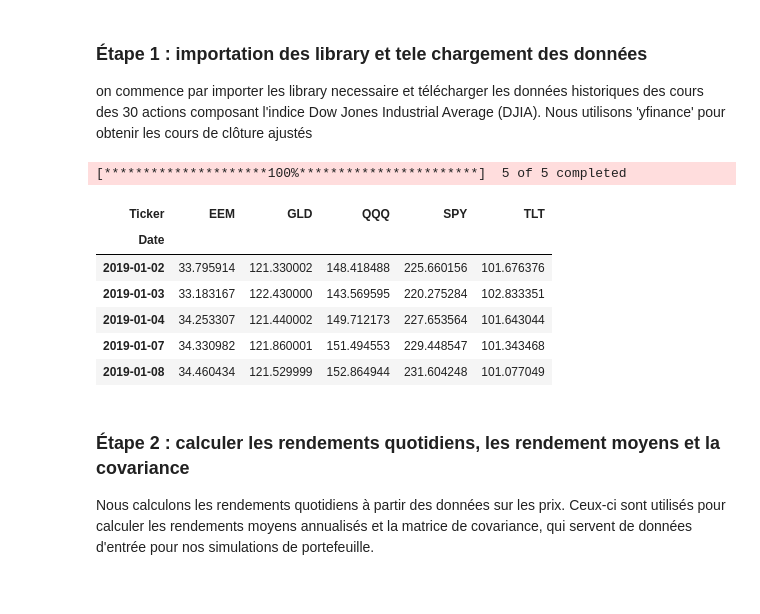
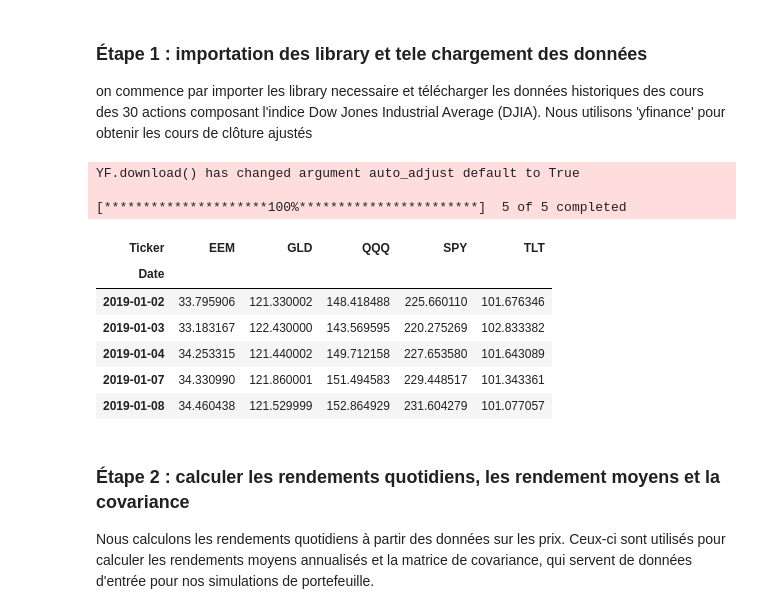
Before and after one commit to 69421/Portfolio-Optimization-Markowitz, a Jupyter notebook: Portfolio_Optimisation.ipynb, the cells around one changed output. Saved outputs shown, nothing was run; the diff lists cells and outputs as text; code cells hidden in the pictures.

```diff
--- a/Portfolio_Optimisation.ipynb
+++ b/Portfolio_Optimisation.ipynb
@@ -19,22 +19,24 @@ plt.style.use('seaborn-v0_8')
 # %%
 tickers = ['SPY', 'TLT', 'GLD', 'QQQ', 'EEM']
 
 # Download adjusted close prices
 star_date = '2019-01-01'
-end_date = '2023-12-31'
+end_date = '2024-12-31'
 
 prices_data = yf.download(tickers, start=star_date, end=end_date, multi_level_index = False)['Close']
 prices_data = prices_data.dropna()
 prices_data.head()
 # %% [output]
+YF.download() has changed argument auto_adjust default to True
+
 [*********************100%***********************]  5 of 5 completed
 | Ticker | EEM | GLD | QQQ | SPY | TLT |
 | Date |  |  |  |  |  |
-| 2019-01-02 | 33.795914 | 121.330002 | 148.418488 | 225.660156 | 101.676376 |
-| 2019-01-03 | 33.183167 | 122.430000 | 143.569595 | 220.275284 | 102.833351 |
-| 2019-01-04 | 34.253307 | 121.440002 | 149.712173 | 227.653564 | 101.643044 |
-| 2019-01-07 | 34.330982 | 121.860001 | 151.494553 | 229.448547 | 101.343468 |
-| 2019-01-08 | 34.460434 | 121.529999 | 152.864944 | 231.604248 | 101.077049 |
+| 2019-01-02 | 33.795906 | 121.330002 | 148.418488 | 225.660110 | 101.676346 |
+| 2019-01-03 | 33.183167 | 122.430000 | 143.569595 | 220.275269 | 102.833382 |
+| 2019-01-04 | 34.253315 | 121.440002 | 149.712158 | 227.653580 | 101.643089 |
+| 2019-01-07 | 34.330990 | 121.860001 | 151.494583 | 229.448517 | 101.343361 |
+| 2019-01-08 | 34.460438 | 121.529999 | 152.864929 | 231.604279 | 101.077057 |
 # %% [markdown]
 ### Étape 2 : calculer les rendements quotidiens, les rendement moyens et la covariance
 
```
Also changed, not shown: parts of 17 cells of this notebook.
